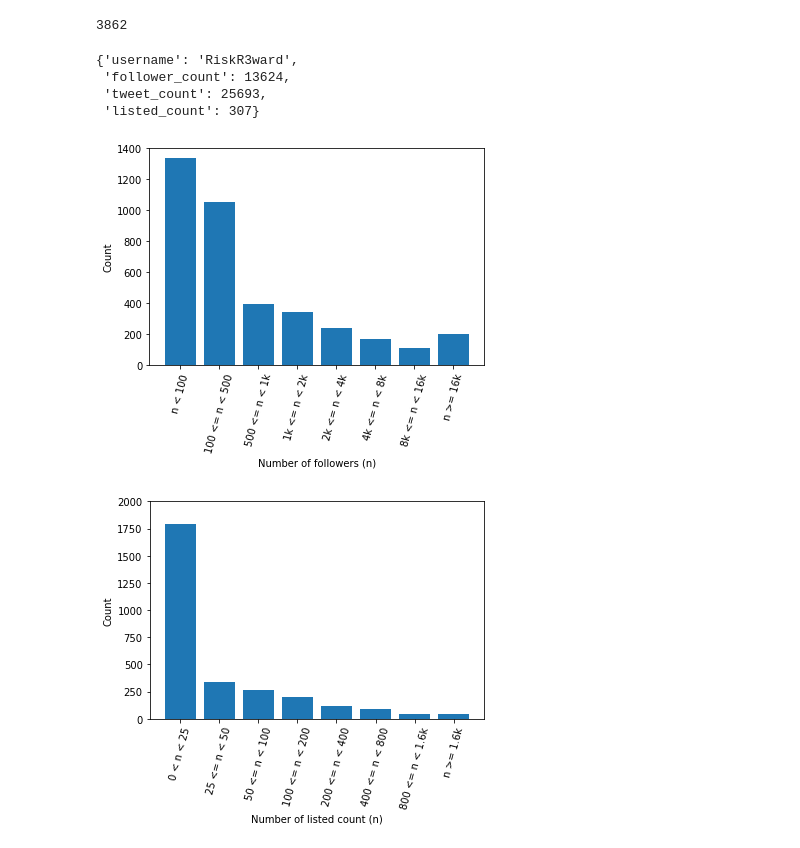
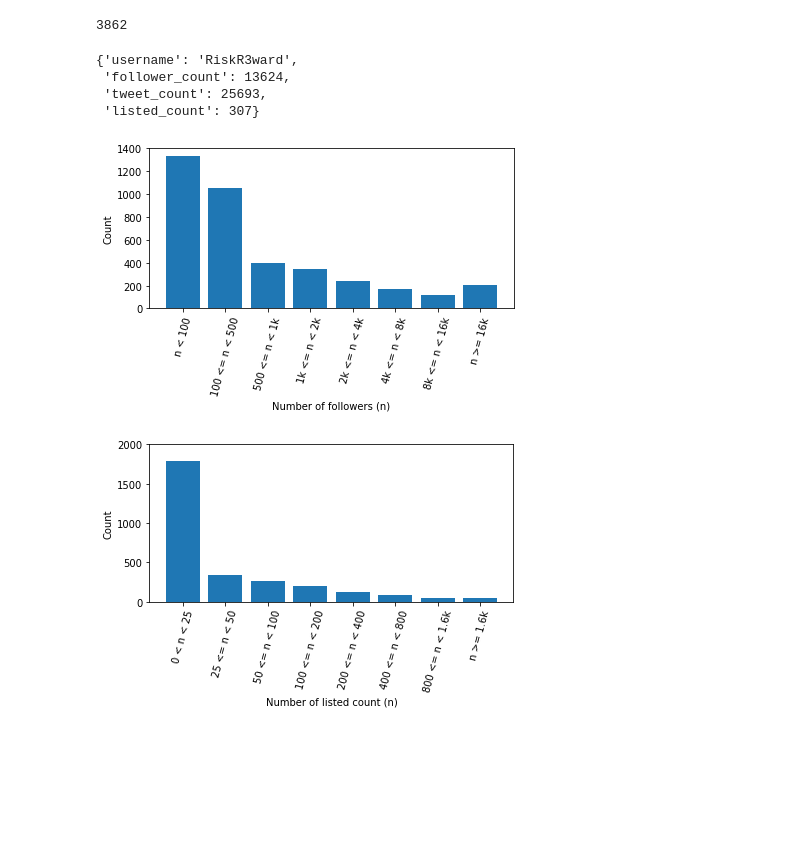
Before and after one commit to YinghuiJiang/Computational-Social-Media-Project, a Jupyter notebook: data_exploration.ipynb, the cells around one changed output. Drawn from its saved outputs; the diff is of its cells as text; code cells hidden in the pictures; blank space fills up the shorter version.

```diff
--- a/data_exploration.ipynb
+++ b/data_exploration.ipynb
@@ -171,27 +174,34 @@ for id in author_ids:
   in_which_listed_count_bucket(temp['listed_count'])
   author['listed_count'] = temp['listed_count']
   authors[id] = author
-# %%
-authors[426722004]
-# %% [output]
-{'username': 'RiskR3ward',
- 'follower_count': 13624,
- 'tweet_count': 25693,
- 'listed_count': 307}
+# %%
+# Test
+authors[426722004]
+# %% [output]
+{'username': 'RiskR3ward',
+ 'follower_count': 13624,
+ 'tweet_count': 25693,
+ 'listed_count': 307}
 # %%
+# Plotting the distribution of users on the number of followers they have
 plt.bar(follower_range, follower_count_buckets)
 plt.xticks(rotation=75)
 plt.xlabel("Number of followers (n)")
 plt.ylabel("Count")
+plt.tight_layout()
+plt.savefig("figures/followers_count.png")
 plt.show()
 # %% [output]
-[figure, old version]
+[figure, new version]
 # %%
+# Twitter has this functionality called 'List' and users can be added to Lists. 'listed_count' is the number of Public Lists which the user is member of.
 plt.bar(listed_range, listed_count_buckets)
 plt.xticks(rotation=75)
 plt.xlabel("Number of listed count (n)")
 plt.ylabel("Count")
 plt.ylim(0, 2000)
+plt.tight_layout()
+plt.savefig("figures/listed_count.png")
 plt.show()
 # %% [output]
-[figure, old version]
+[figure, new version]
```
Also changed, not shown: parts of 2 cells of this notebook.
